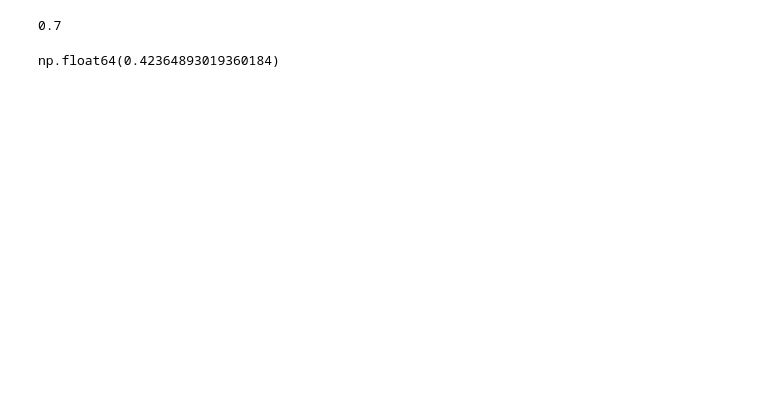
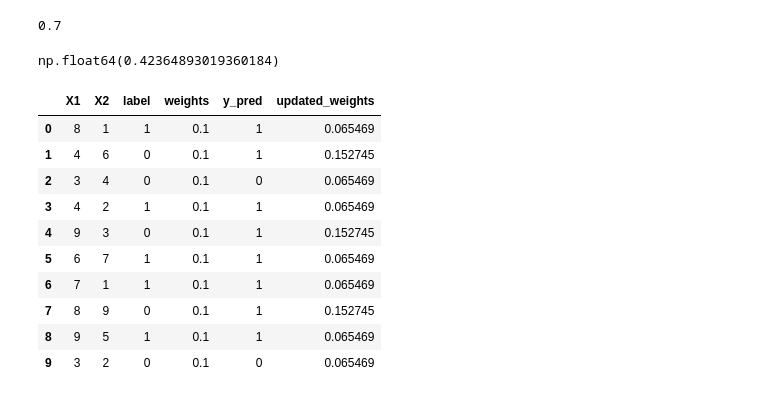
Before and after one commit to Omii04/Machine-Learning, a Jupyter notebook: 66 AdaBoost.ipynb, the cells around one changed output. Drawn from its saved outputs; the diff is of its cells as text; code cells hidden in the pictures; blank space fills up the shorter version.

```diff
--- a/66 AdaBoost.ipynb
+++ b/66 AdaBoost.ipynb
@@ -93,3 +93,25 @@ alpha1=calculate_model_weights(0.3)
 alpha1
 # %% [output]
 np.float64(0.42364893019360184)
+# %%
+def update_row_weights(row,alpha1=0.4236):
+    if row['label']==row['y_pred']:
+        return row['weights']*np.exp(-alpha1)
+    else:
+        return row['weights']*np.exp(alpha1)
+# %%
+df['updated_weights']=df.apply(update_row_weights,axis=1)
+# %%
+df
+# %% [output]
+|  | X1 | X2 | label | weights | y_pred | updated_weights |
+| 0 | 8 | 1 | 1 | 0.1 | 1 | 0.065469 |
+| 1 | 4 | 6 | 0 | 0.1 | 1 | 0.152745 |
+| 2 | 3 | 4 | 0 | 0.1 | 0 | 0.065469 |
+| 3 | 4 | 2 | 1 | 0.1 | 1 | 0.065469 |
+| 4 | 9 | 3 | 0 | 0.1 | 1 | 0.152745 |
+| 5 | 6 | 7 | 1 | 0.1 | 1 | 0.065469 |
+| 6 | 7 | 1 | 1 | 0.1 | 1 | 0.065469 |
+| 7 | 8 | 9 | 0 | 0.1 | 1 | 0.152745 |
+| 8 | 9 | 5 | 1 | 0.1 | 1 | 0.065469 |
+| 9 | 3 | 2 | 0 | 0.1 | 0 | 0.065469 |
```
Also changed, not shown: parts of 3 cells of this notebook.
